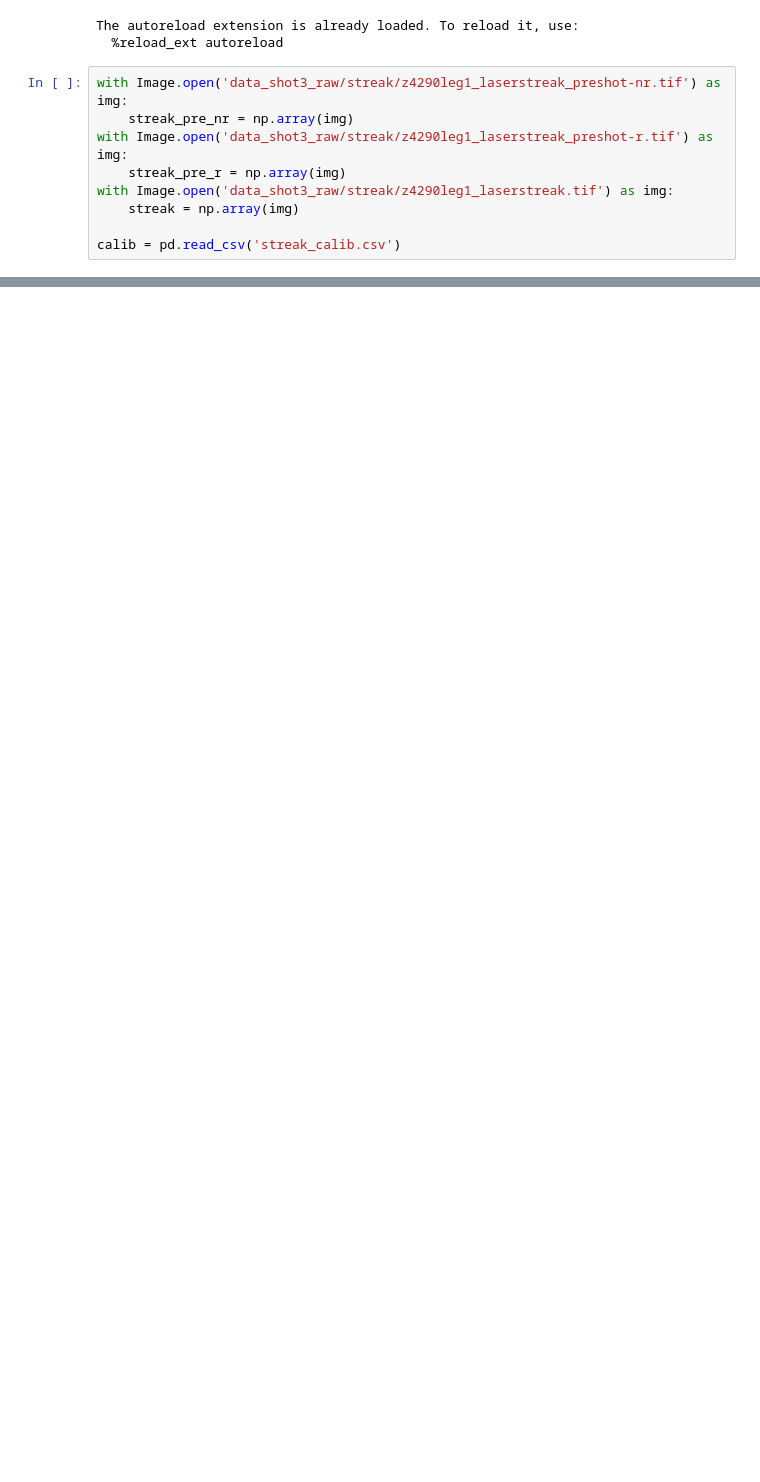
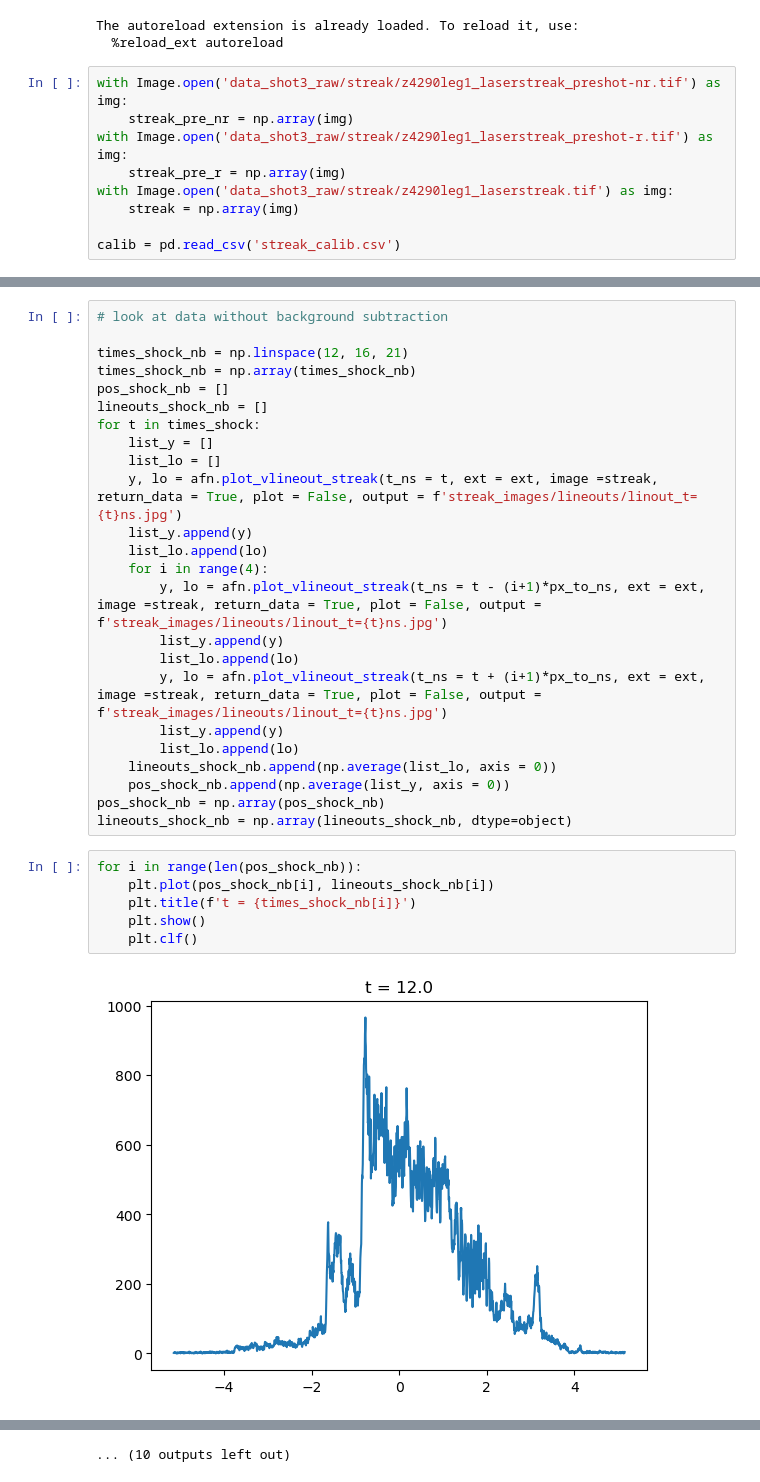
Before and after one commit to alextimoney/LIONZ_analysis, a Jupyter notebook: streak.ipynb, the cells around one changed output, grey strips where cells are left out. Cells and saved outputs as stored; diff of their text form; blank space fills up the shorter version.

```diff
--- a/streak.ipynb
+++ b/streak.ipynb
@@ -48,0 +196,32 @@ for t in times:
+# %%
+# look at data without background subtraction
+
+times_shock_nb = np.linspace(12, 16, 21)
+times_shock_nb = np.array(times_shock_nb)
+pos_shock_nb = []
+lineouts_shock_nb = []
+for t in times_shock:
+    list_y = []
+    list_lo = []
+    y, lo = afn.plot_vlineout_streak(t_ns = t, ext = ext, image =streak, return_data = True, plot = False, output = f'streak_images/lineouts/linout_t={t}ns.jpg')
+    list_y.append(y)
+    list_lo.append(lo)
+    for i in range(4):
+        y, lo = afn.plot_vlineout_streak(t_ns = t - (i+1)*px_to_ns, ext = ext, image =streak, return_data = True, plot = False, output = f'streak_images/lineouts/linout_t={t}ns.jpg')
+        list_y.append(y)
+        list_lo.append(lo)
+        y, lo = afn.plot_vlineout_streak(t_ns = t + (i+1)*px_to_ns, ext = ext, image =streak, return_data = True, plot = False, output = f'streak_images/lineouts/linout_t={t}ns.jpg')
+        list_y.append(y)
+        list_lo.append(lo)
+    lineouts_shock_nb.append(np.average(list_lo, axis = 0))
+    pos_shock_nb.append(np.average(list_y, axis = 0))
+pos_shock_nb = np.array(pos_shock_nb)
+lineouts_shock_nb = np.array(lineouts_shock_nb, dtype=object)
+# %%
+for i in range(len(pos_shock_nb)):
+    plt.plot(pos_shock_nb[i], lineouts_shock_nb[i])
+    plt.title(f't = {times_shock_nb[i]}')
+    plt.show()
+    plt.clf()
+# %% [output]
+[figure, added]
@@ -48,0 +239 @@ for t in times:
+... (10 outputs left out)
```
Also changed, not shown: parts of 13 cells of this notebook, 5 other files.
